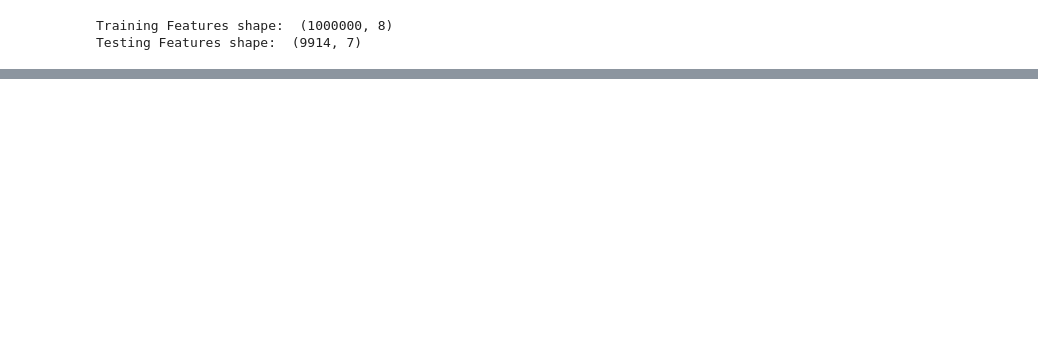
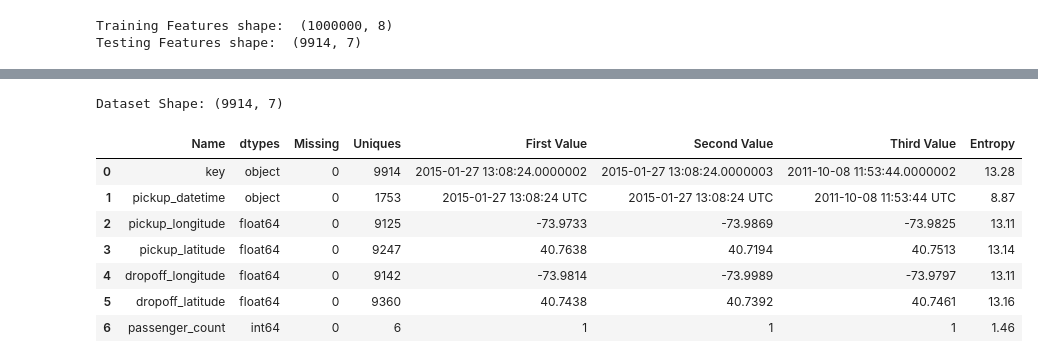
Before and after one commit to shima2920/Kaggle, a Jupyter notebook: New_York_City_Taxi_Fare_Prediction.ipynb, the cells around one changed output, grey strips where cells are left out. Saved outputs shown, nothing was run; the diff lists cells and outputs as text; code cells hidden in the pictures; blank space fills up the shorter version.

```diff
--- a/New_York_City_Taxi_Fare_Prediction.ipynb
+++ b/New_York_City_Taxi_Fare_Prediction.ipynb
@@ -128,0 +214,12 @@ Testing Features shape:  (9914, 7)
+# %%
+resumetable(test)[:25]
+# %% [output]
+Dataset Shape: (9914, 7)
+|  | Name | dtypes | Missing | Uniques | First Value | Second Value | Third Value | Entropy |
+| 0 | key | object | 0 | 9914 | 2015-01-27 13:08:24.0000002 | 2015-01-27 13:08:24.0000003 | 2011-10-08 11:53:44.0000002 | 13.28 |
+| 1 | pickup_datetime | object | 0 | 1753 | 2015-01-27 13:08:24 UTC | 2015-01-27 13:08:24 UTC | 2011-10-08 11:53:44 UTC | 8.87 |
+| 2 | pickup_longitude | float64 | 0 | 9125 | -73.9733 | -73.9869 | -73.9825 | 13.11 |
+| 3 | pickup_latitude | float64 | 0 | 9247 | 40.7638 | 40.7194 | 40.7513 | 13.14 |
+| 4 | dropoff_longitude | float64 | 0 | 9142 | -73.9814 | -73.9989 | -73.9797 | 13.11 |
+| 5 | dropoff_latitude | float64 | 0 | 9360 | 40.7438 | 40.7392 | 40.7461 | 13.16 |
+| 6 | passenger_count | int64 | 0 | 6 | 1 | 1 | 1 | 1.46 |
```
Also changed, not shown: parts of 22 cells of this notebook.
